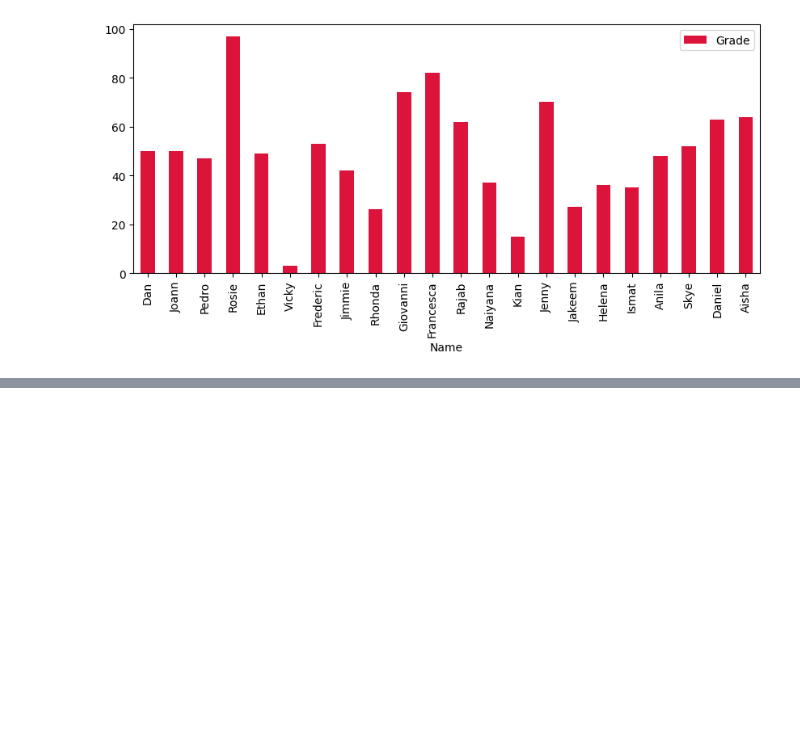
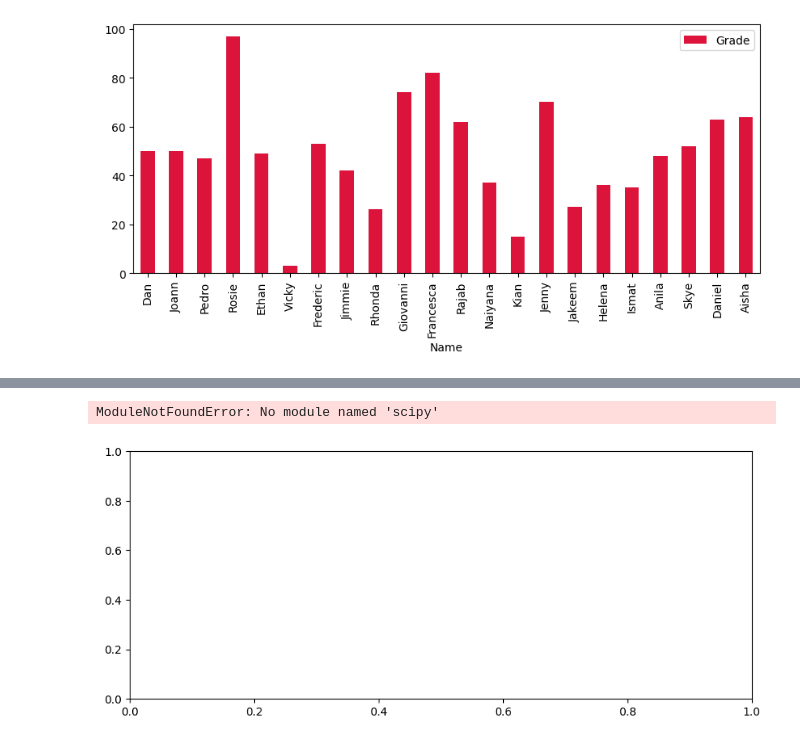
Before and after one commit to enoren5/explore-data, a Jupyter notebook: grades.ipynb, the cells around one changed output, grey strips where cells are left out. Saved outputs shown, nothing was run; the diff lists cells and outputs as text; code cells hidden in the pictures; blank space fills up the shorter version.

```diff
--- a/grades.ipynb
+++ b/grades.ipynb
@@ -80,0 +102,11 @@ NameError: name 'mod_val' is not defined
+# %%
+def show_density(data):
+    fig = plt.figure(figsize=(10,4))
+    data.plot.density()
+    plt.title('Data Density')
+    plt.show()
+
+show_density(df_students.Grade)
+# %% [output]
+ModuleNotFoundError: No module named 'scipy'
+[figure, added]
```
Also changed, not shown: parts of 2 cells of this notebook, 7 other files.
